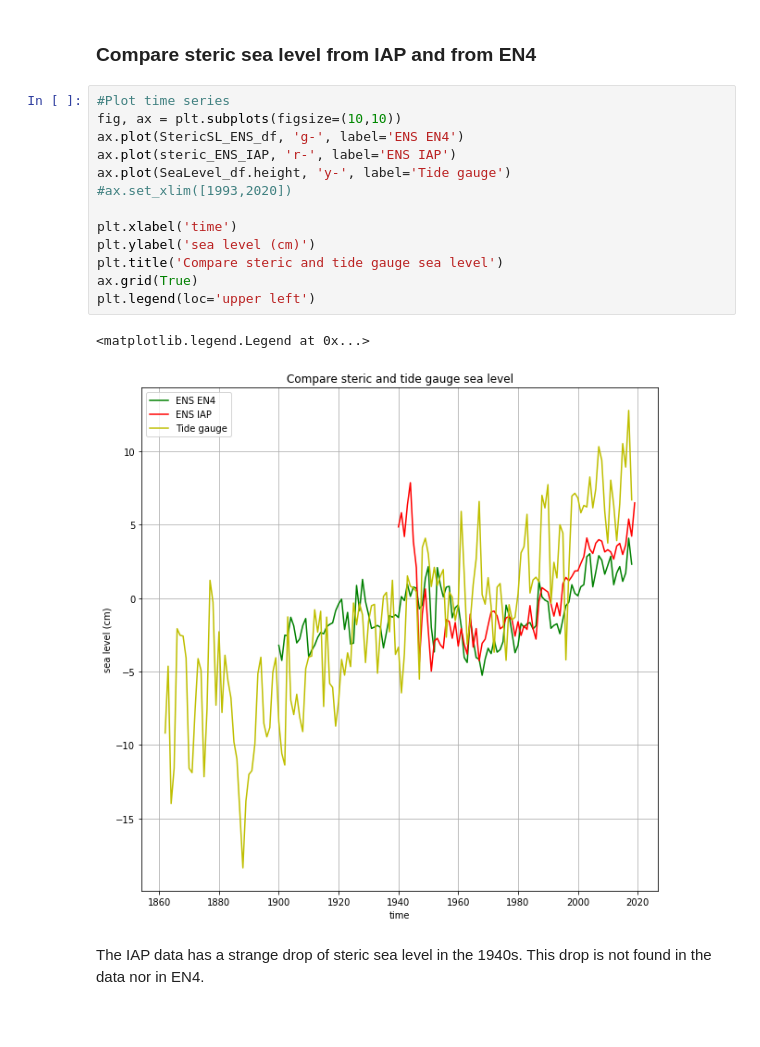
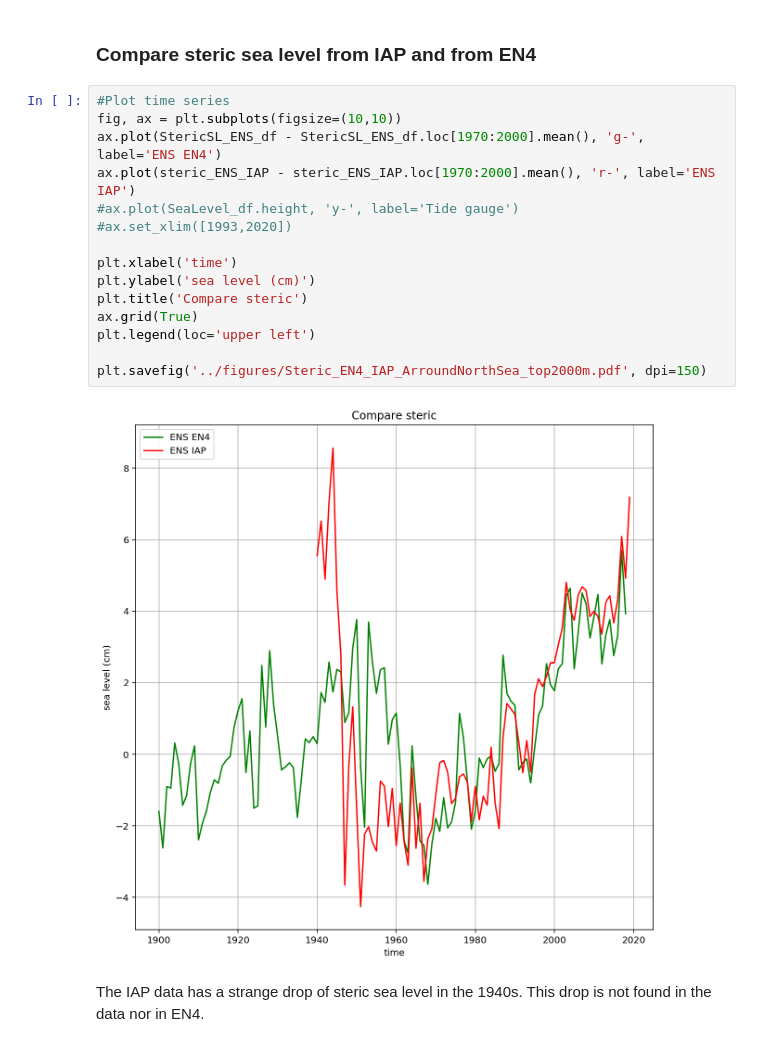
Before and after one commit to Jacobiaan/SLBudget, a Jupyter notebook: notebooks/Steric.ipynb, the cells around one changed output. Cells and saved outputs as stored; diff of their text form; blank space fills up the shorter version.

```diff
--- a/notebooks/Steric.ipynb
+++ b/notebooks/Steric.ipynb
@@ -349,18 +368,19 @@ steric_ENS_IAP.plot()
 # %%
 #Plot time series
 fig, ax = plt.subplots(figsize=(10,10))
-ax.plot(StericSL_ENS_df, 'g-', label='ENS EN4')
-ax.plot(steric_ENS_IAP, 'r-', label='ENS IAP')
-ax.plot(SeaLevel_df.height, 'y-', label='Tide gauge')
+ax.plot(StericSL_ENS_df - StericSL_ENS_df.loc[1970:2000].mean(), 'g-', label='ENS EN4')
+ax.plot(steric_ENS_IAP - steric_ENS_IAP.loc[1970:2000].mean(), 'r-', label='ENS IAP')
+#ax.plot(SeaLevel_df.height, 'y-', label='Tide gauge')
 #ax.set_xlim([1993,2020])
 
 plt.xlabel('time')
 plt.ylabel('sea level (cm)')
-plt.title('Compare steric and tide gauge sea level')
+plt.title('Compare steric')
 ax.grid(True)
 plt.legend(loc='upper left')
+
+plt.savefig('../figures/Steric_EN4_IAP_ArroundNorthSea_top2000m.pdf', dpi=150)
 # %% [output]
-<matplotlib.legend.Legend at 0x...>
-[figure, old version]
+[figure, new version]
 # %% [markdown]
 The IAP data has a strange drop of steric sea level in the 1940s. This drop is not found in the data nor in EN4.
```
Also changed, not shown: parts of 6 cells of this notebook, 1 other file.
